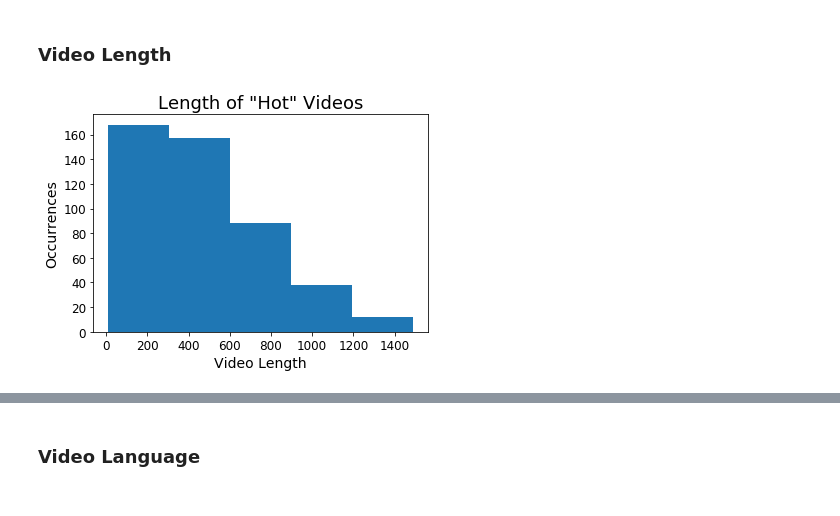
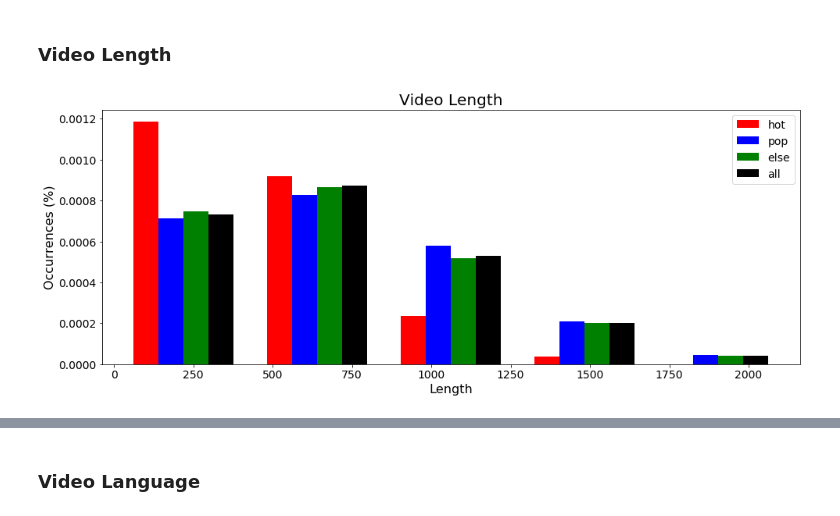
Before and after one commit to jordaninturrisi/Amazon_AWS_Research_Scientist_Challenge, a Jupyter notebook: Question2.ipynb, the cells around one changed output, grey strips where cells are left out. Drawn from its saved outputs; the diff is of its cells as text; code cells hidden in the pictures.

```diff
--- a/Question2.ipynb
+++ b/Question2.ipynb
@@ -196,16 +191,12 @@ array([[1.],
        [9.]])
 # %% [markdown]
 ## Characteristics of "Hot" Videos
+# %%
+all_idx = np.arange(num_vids)
 # %% [markdown]
 ### Video Length
-# %%
-plt.figure()
-plt.hist(video_features['video_length'][hot_idx], bins=5)
-plt.title('Length of "Hot" Videos', fontsize=18)
-plt.ylabel('Occurrences', fontsize=14)
-plt.xlabel('Video Length', fontsize=14)
-plt.xticks(fontsize=12)
-plt.yticks(fontsize=12)
-plt.show()
-# %% [output]
-[figure, removed]
+# %%
+from utils.utils import *
+plot_video_length(video_features['video_length'], hot_idx, popular_idx, else_idx, all_idx)
+# %% [output]
+[figure, added]
```
Also changed, not shown: parts of 6 cells of this notebook, 2 other files.
